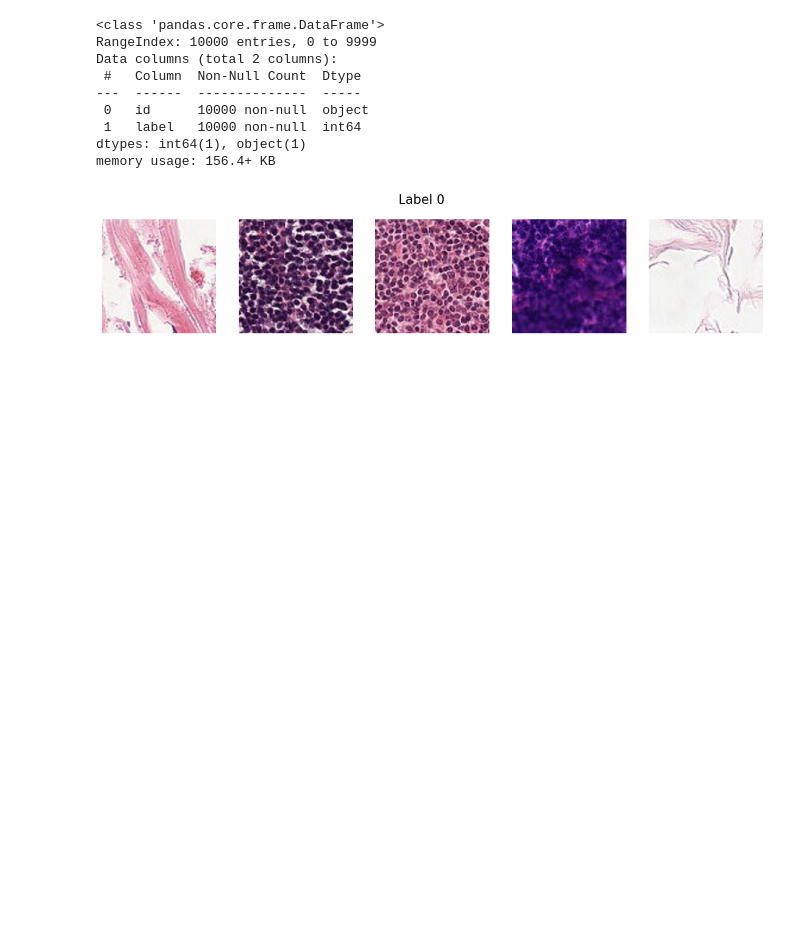
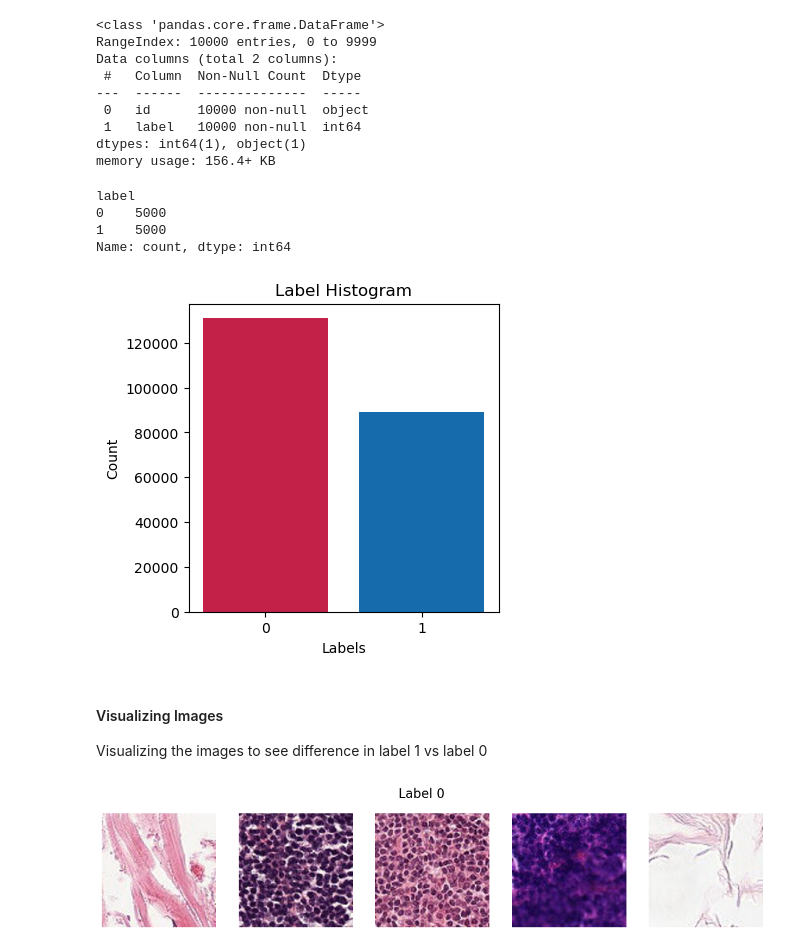
Before and after one commit to rwashi690/CancerDetection, a Jupyter notebook: CancerDetection.ipynb, the cells around one changed output. Drawn from its saved outputs; the diff is of its cells as text; code cells hidden in the pictures; blank space fills up the shorter version.

```diff
--- a/CancerDetection.ipynb
+++ b/CancerDetection.ipynb
@@ -79,6 +99,27 @@ Data columns (total 2 columns):
  1   label   10000 non-null  int64
 dtypes: int64(1), object(1)
 memory usage: 156.4+ KB
+# %%
+labelCounts2 = labelsDF['label'].value_counts()
+labelCounts2
+# %% [output]
+label
+0    5000
+1    5000
+Name: count, dtype: int64
+# %%
+label_counts2 = {'0': 130908, '1': 89117}
+plt.figure(figsize=(4,4))
+plt.bar(label_counts2.keys(), label_counts2.values(), color=['#c32148','#166bac'])
+plt.xlabel('Labels')
+plt.ylabel('Count')
+plt.title('Label Histogram')
+plt.show()
+# %% [output]
+[figure, added]
+# %% [markdown]
+#### Visualizing Images
+Visualizing the images to see difference in label 1 vs label 0
 # %%
 def showImages(images, title):
     fig, axes = plt.subplots(1, len(images), figsize=(15, 3))
```
Also changed, not shown: parts of 36 cells of this notebook, 2 other files.
